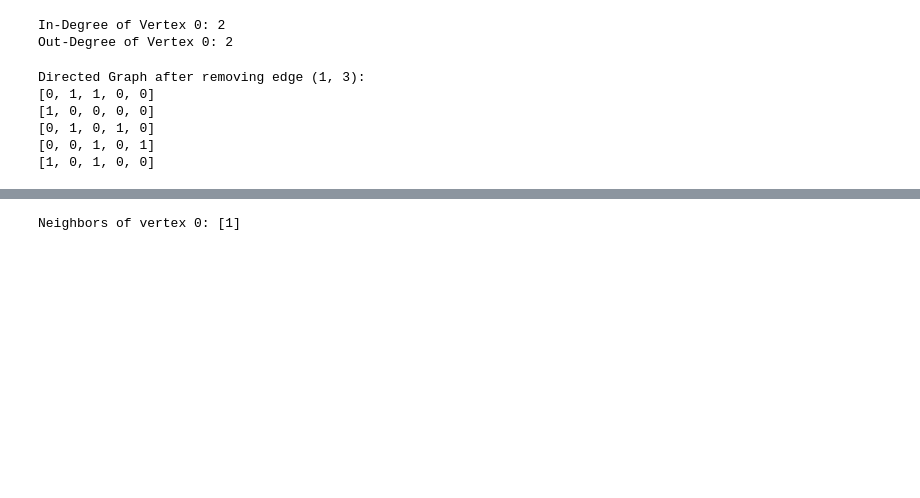
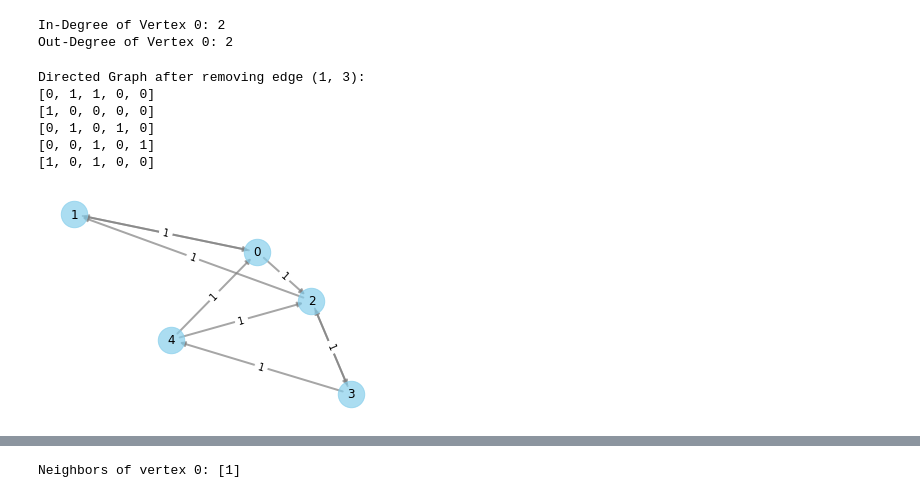
Before and after one commit to Muhammad-Sheraz-ds/Data-Structures-and-Algorithms-in-Python, a Jupyter notebook: Graphs/Adjacent Matrices Method/Directed Graphs Ajacent Matrices.ipynb, the cells around one changed output, grey strips where cells are left out. Drawn from its saved outputs; the diff is of its cells as text; code cells hidden in the pictures; blank space fills up the shorter version.

```diff
--- a/Graphs/Adjacent Matrices Method/Directed Graphs Ajacent Matrices.ipynb
+++ b/Graphs/Adjacent Matrices Method/Directed Graphs Ajacent Matrices.ipynb
@@ -102,15 +137,17 @@ In-Degree of Vertex 0: 2
 Out-Degree of Vertex 0: 2
 # %%
 graph.remove_edge(1, 3)
-
 print("\nDirected Graph after removing edge (1, 3):")
 graph.display()
+
+graph.visualize_graph()
 # %% [output]
 Directed Graph after removing edge (1, 3):
 [0, 1, 1, 0, 0]
 [1, 0, 0, 0, 0]
 [0, 1, 0, 1, 0]
 [0, 0, 1, 0, 1]
 [1, 0, 1, 0, 0]
+[figure, added]
 # %%
 graph.add_vertex()
```
Also changed, not shown: parts of 6 cells of this notebook, 18 other files.
